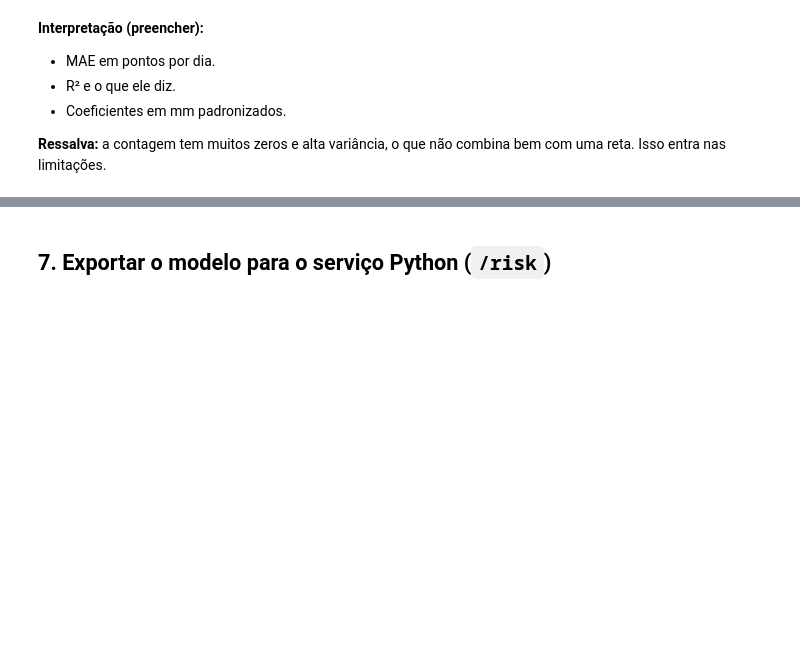
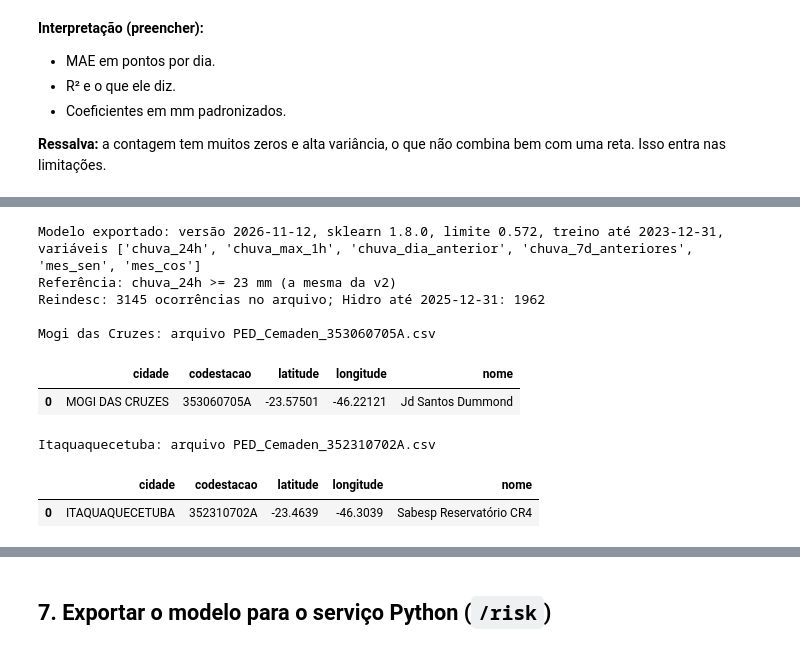
Before and after one commit to Kelwinnn/Global-Solution---Rota-Segura, a Jupyter notebook: data-science/02_modelos.ipynb, the cells around one changed output, grey strips where cells are left out. Saved outputs shown, nothing was run; the diff lists cells and outputs as text; code cells hidden in the pictures; blank space fills up the shorter version.

```diff
--- a/data-science/02_modelos.ipynb
+++ b/data-science/02_modelos.ipynb
@@ -393,0 +401,42 @@ O Alto Tietê não tem rótulo diário. O modelo é aplicado à chuva de uma est
+# %%
+ESTACOES = {"Mogi das Cruzes": ("353060705A", "MOGI DAS CRUZES"),
+            "Itaquaquecetuba": ("352310702A", "ITAQUAQUECETUBA")}
+RAIO_KM = 10.0
+FIM_VALIDACAO = "2025-12-31"
+
+pacote = joblib.load("modelos/risco_logistica.joblib")      # pickle: só de fonte confiável (gerado na seção 7)
+modelo_exp, VARS_EXP, LIMITE_EXP = pacote["pipeline"], pacote["variaveis"], pacote["limite"]
+print(f"Modelo exportado: versão {pacote['versao']}, sklearn {pacote['sklearn']}, limite {LIMITE_EXP:.3f}, "
+      f"treino até {pacote['treino_ate']}, variáveis {VARS_EXP}")
+print(f"Referência: chuva_24h >= {N_REF_V2:.0f} mm (a mesma da v2)")
+
+def haversine_km(lat1, lng1, lat2, lng2):
+    lat1, lng1, lat2, lng2 = map(np.radians, (lat1, lng1, lat2, lng2))
+    a = np.sin((lat2 - lat1) / 2) ** 2 + np.cos(lat1) * np.cos(lat2) * np.sin((lng2 - lng1) / 2) ** 2
+    return 2 * 6371.0088 * np.arcsin(np.sqrt(a))
+
+reind = pd.read_csv(DADOS / "reindesc_ocorrencias_sp_2016_2026.csv", sep=";", encoding="utf-8-sig", parse_dates=["Data"])
+hidro = reind[(reind["Tipologia"] == "Hidro") & (reind["Data"] <= FIM_VALIDACAO)].copy()
+hidro["municipio"] = hidro["Município"].str.upper().str.strip()
+print(f"Reindesc: {len(reind)} ocorrências no arquivo; Hidro até {FIM_VALIDACAO}: {len(hidro)}")
+
+estacoes = {}
+for nome, (codigo, municipio) in ESTACOES.items():
+    arq = DADOS / "ped" / f"PED_Cemaden_{codigo}.csv"
+    meta = pd.read_csv(arq, usecols=["cidade", "codestacao", "nome", "latitude", "longitude"]).drop_duplicates()
+    print(f"\n{nome}: arquivo {arq.name}")
+    display(meta)
+    assert meta["codestacao"].nunique() == 1 and meta["cidade"].iloc[0].upper() == municipio, "estação não é do município esperado"
+    estacoes[nome] = {"codigo": codigo, "municipio": municipio, "lat": float(meta["latitude"].iloc[0]),
+                      "lng": float(meta["longitude"].iloc[0]), "dia": variaveis_diarias(arq)}
+# %% [output]
+Modelo exportado: versão 2026-11-12, sklearn 1.8.0, limite 0.572, treino até 2023-12-31, variáveis ['chuva_24h', 'chuva_max_1h', 'chuva_dia_anterior', 'chuva_7d_anteriores', 'mes_sen', 'mes_cos']
+Referência: chuva_24h >= 23 mm (a mesma da v2)
+Reindesc: 3145 ocorrências no arquivo; Hidro até 2025-12-31: 1962
+
+Mogi das Cruzes: arquivo PED_Cemaden_353060705A.csv
+|  | cidade | codestacao | latitude | longitude | nome |
+| 0 | MOGI DAS CRUZES | 353060705A | -23.57501 | -46.22121 | Jd Santos Dummond |
+Itaquaquecetuba: arquivo PED_Cemaden_352310702A.csv
+|  | cidade | codestacao | latitude | longitude | nome |
+| 0 | ITAQUAQUECETUBA | 352310702A | -23.4639 | -46.3039 | Sabesp Reservatório CR4 |
```
Also changed, not shown: parts of 6 cells of this notebook.
